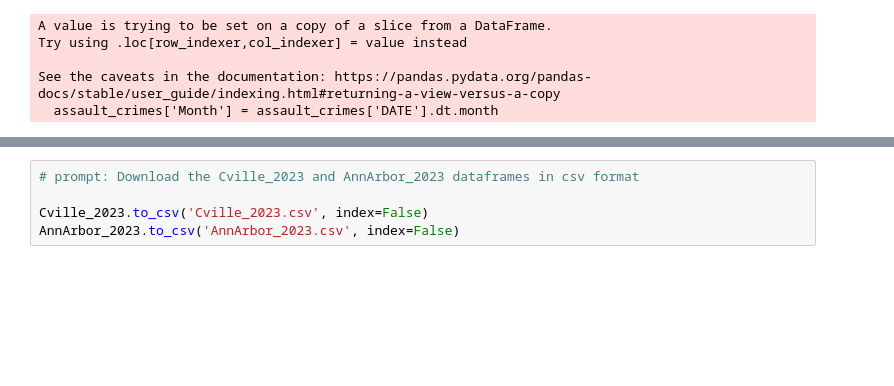
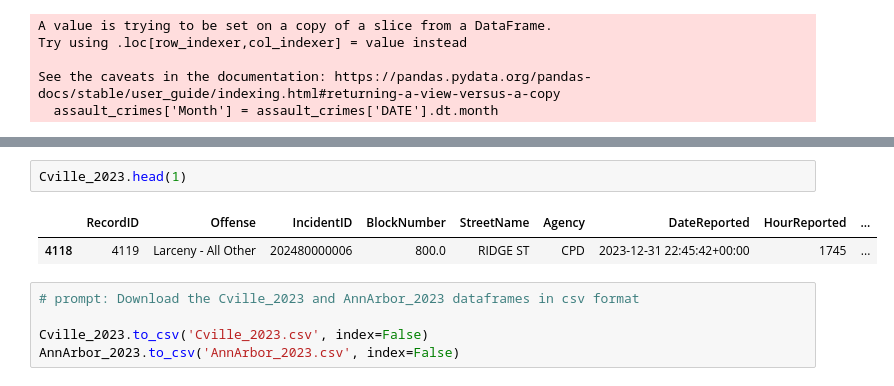
Before and after one commit to owen-shaffer/DS2002_Final_Project, a Jupyter notebook: DS2002FinalProj(viz).ipynb, the cells around one changed output, grey strips where cells are left out. Saved outputs shown, nothing was run; the diff lists cells and outputs as text; blank space fills up the shorter version.

```diff
--- a/DS2002FinalProj(viz).ipynb
+++ b/DS2002FinalProj(viz).ipynb
@@ -301,3 +322,8 @@ See the caveats in the documentation: https://pandas.pydata.org/pandas-docs/stab
+# %%
+Cville_2023.head(1)
+# %% [output]
+|  | RecordID | Offense | IncidentID | BlockNumber | StreetName | Agency | DateReported | HourReported | ... |
+| 4118 | 4119 | Larceny - All Other | 202480000006 | 800.0 | RIDGE ST | CPD | 2023-12-31 22:45:42+00:00 | 1745 | ... |
 # %%
 # prompt: Download the Cville_2023 and AnnArbor_2023 dataframes in csv format
 
```
Also changed, not shown: parts of 3 cells of this notebook.
